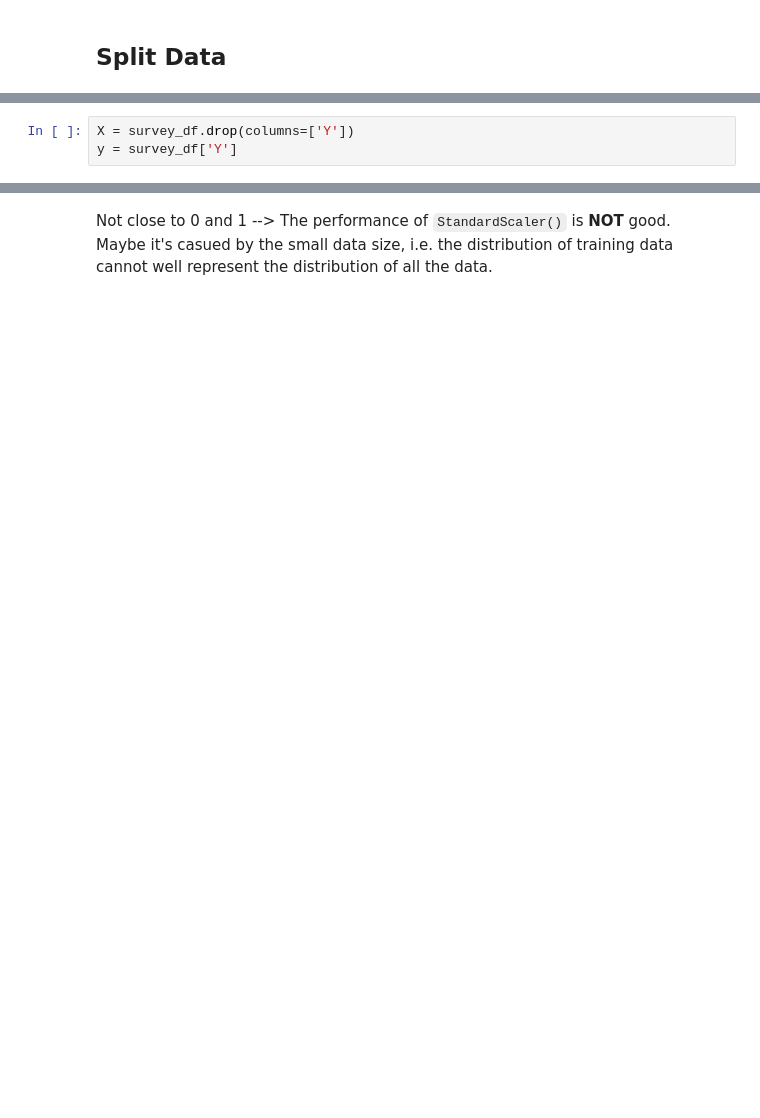
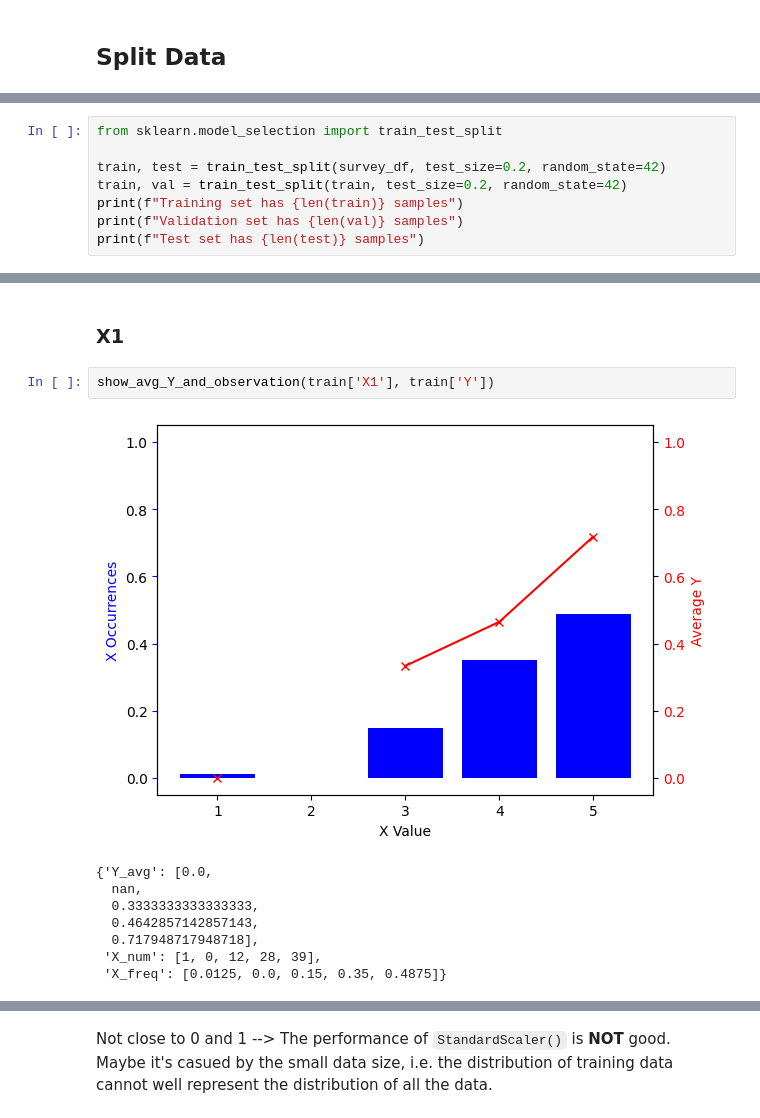
Before and after one commit to Arnoldzyf/Apziva-Projects, a Jupyter notebook: 1_happy_customers.ipynb, the cells around one changed output, grey strips where cells are left out. Drawn from its saved outputs; the diff is of its cells as text; blank space fills up the shorter version.

Commit message:
Add Column Inspections (X occurrences and Average Y per X value) on the training data

```diff
--- a/1_happy_customers.ipynb
+++ b/1_happy_customers.ipynb
@@ -122,3 +128,0 @@ train : validation: test = 0.7 : 0.15 : 0.15 --> 88 : 19: 19
-# %%
-X = survey_df.drop(columns=['Y'])
-y = survey_df['Y']
@@ -132,0 +129,8 @@ X_val_un, X_test_un, y_val_un, y_test_un = train_test_split(X_test_un, y_test_un
+# %%
+from sklearn.model_selection import train_test_split
+
+train, test = train_test_split(survey_df, test_size=0.2, random_state=42)
+train, val = train_test_split(train, test_size=0.2, random_state=42)
+print(f"Training set has {len(train)} samples")
+print(f"Validation set has {len(val)} samples")
+print(f"Test set has {len(test)} samples")
@@ -132,0 +210,13 @@ X_val_un, X_test_un, y_val_un, y_test_un = train_test_split(X_test_un, y_test_un
+# %% [markdown]
+### X1
+# %%
+show_avg_Y_and_observation(train['X1'], train['Y'])
+# %% [output]
+[figure, added]
+{'Y_avg': [0.0,
+  nan,
+  0.3333333333333333,
+  0.4642857142857143,
+  0.717948717948718],
+ 'X_num': [1, 0, 12, 28, 39],
+ 'X_freq': [0.0125, 0.0, 0.15, 0.35, 0.4875]}
```
Also changed, not shown: parts of 49 cells of this notebook.
